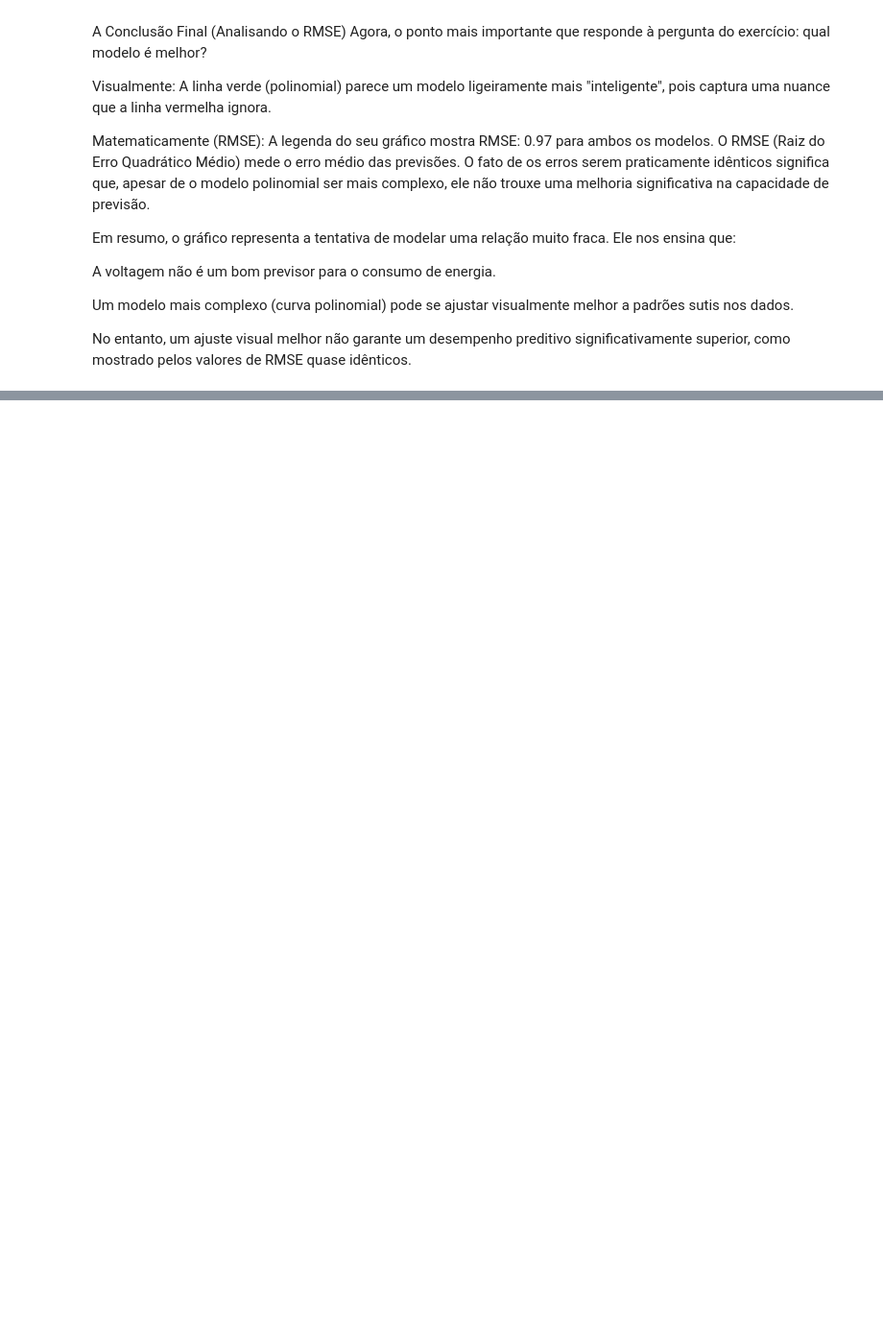
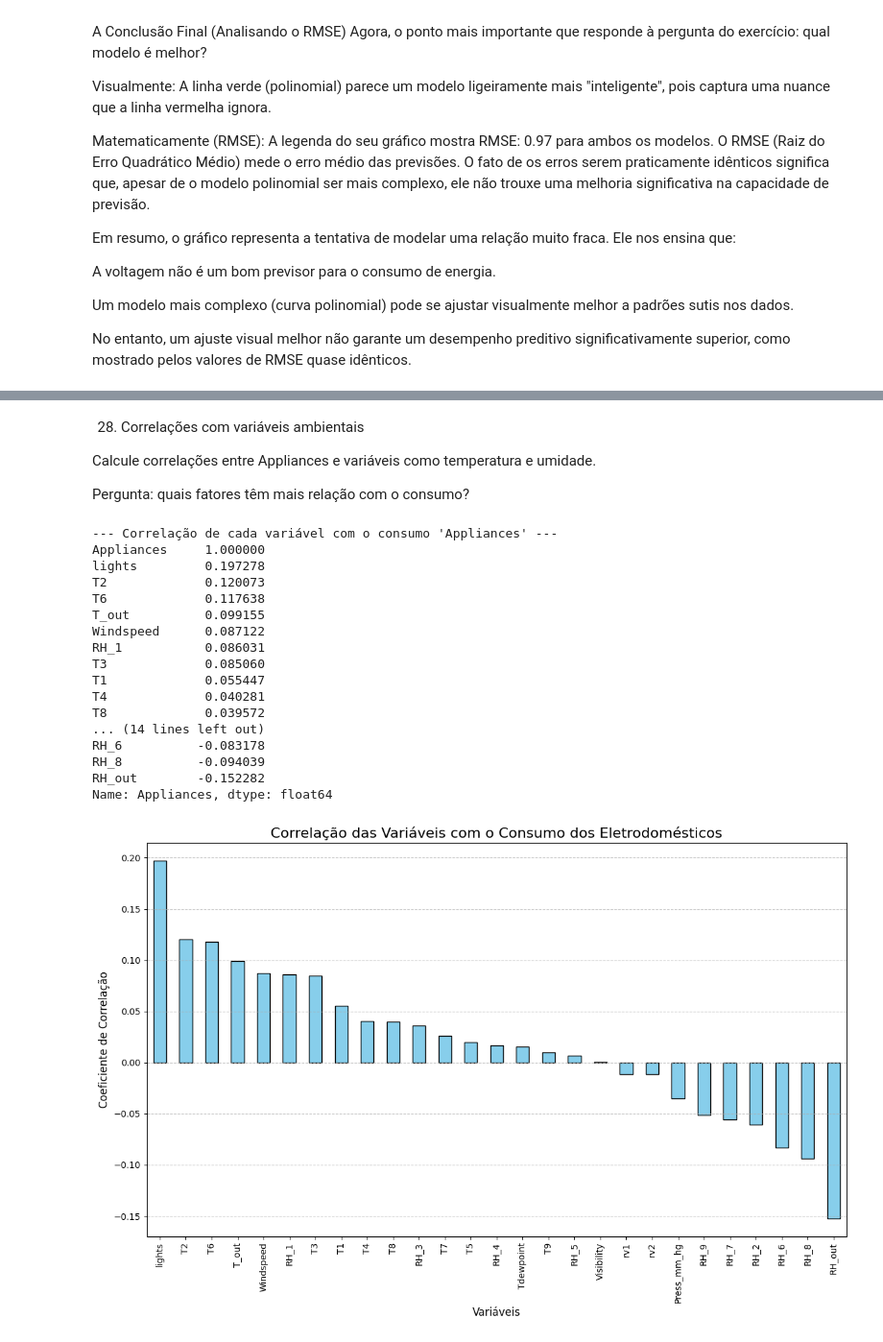
Before and after one commit to ArthurBispo00/CP1-Analise-de-dados-de-Energia, a Jupyter notebook: CP1_Analise_de_dados_de_Energia.ipynb, the cells around one changed output, grey strips where cells are left out. Shown at 96% size. Cells and saved outputs as stored; diff of their text form; code cells hidden in the pictures; blank space fills up the shorter version.

```diff
--- a/CP1_Analise_de_dados_de_Energia.ipynb
+++ b/CP1_Analise_de_dados_de_Energia.ipynb
@@ -1193,0 +1333,52 @@ No entanto, um ajuste visual melhor não garante um desempenho preditivo signifi
+# %% [markdown]
+28. Correlações com variáveis ambientais
+
+ Calcule correlações entre Appliances e variáveis como temperatura e umidade.
+
+Pergunta: quais fatores têm mais relação com o consumo?
+# %%
+import matplotlib.pyplot as plt
+import seaborn as sns
+
+# 1. Calcula a matriz de correlação para todas as colunas numéricas
+matriz_correlacao_appliances = df_appliances.corr(numeric_only=True)
+
+# 2. Seleciona apenas a coluna 'Appliances' para ver a correlação de todas as outras com ela
+correlacao_com_appliances = matriz_correlacao_appliances['Appliances'].sort_values(ascending=False)
+
+print("--- Correlação de cada variável com o consumo 'Appliances' ---")
+# Exibimos a série ordenada
+print(correlacao_com_appliances)
+
+
+# --- 3. Visualização das correlações mais importantes ---
+plt.figure(figsize=(12, 8))
+# Removemos a correlação da própria variável ('Appliances' com 'Appliances' que é sempre 1)
+# e plotamos o restante em um gráfico de barras
+correlacao_com_appliances.drop('Appliances').plot(kind='bar', color='skyblue', edgecolor='black')
+
+plt.title('Correlação das Variáveis com o Consumo dos Eletrodomésticos', fontsize=16)
+plt.xlabel('Variáveis', fontsize=12)
+plt.ylabel('Coeficiente de Correlação', fontsize=12)
+plt.grid(axis='y', linestyle='--', alpha=0.7)
+plt.tight_layout()
+plt.show()
+# %% [output]
+--- Correlação de cada variável com o consumo 'Appliances' ---
+Appliances     1.000000
+lights         0.197278
+T2             0.120073
+T6             0.117638
+T_out          0.099155
+Windspeed      0.087122
+RH_1           0.086031
+T3             0.085060
+T1             0.055447
+T4             0.040281
+T8             0.039572
+... (14 lines left out)
+RH_6          -0.083178
+RH_8          -0.094039
+RH_out        -0.152282
+Name: Appliances, dtype: float64
+[figure, added]
```
Also changed, not shown: parts of 29 cells of this notebook.
